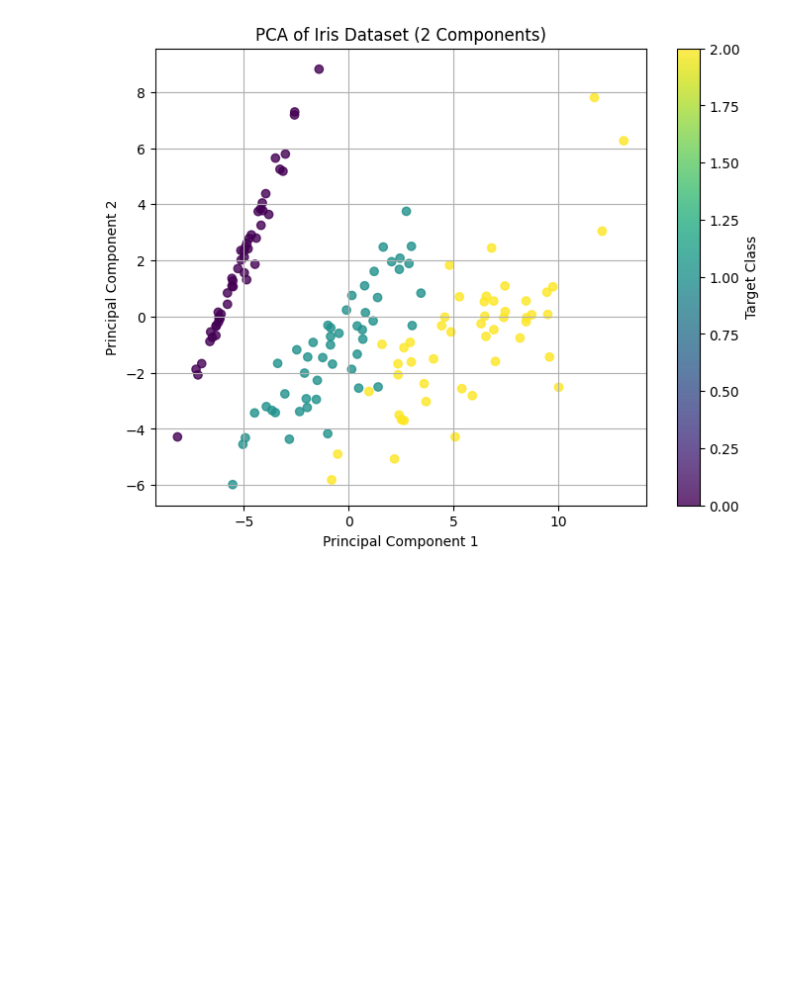
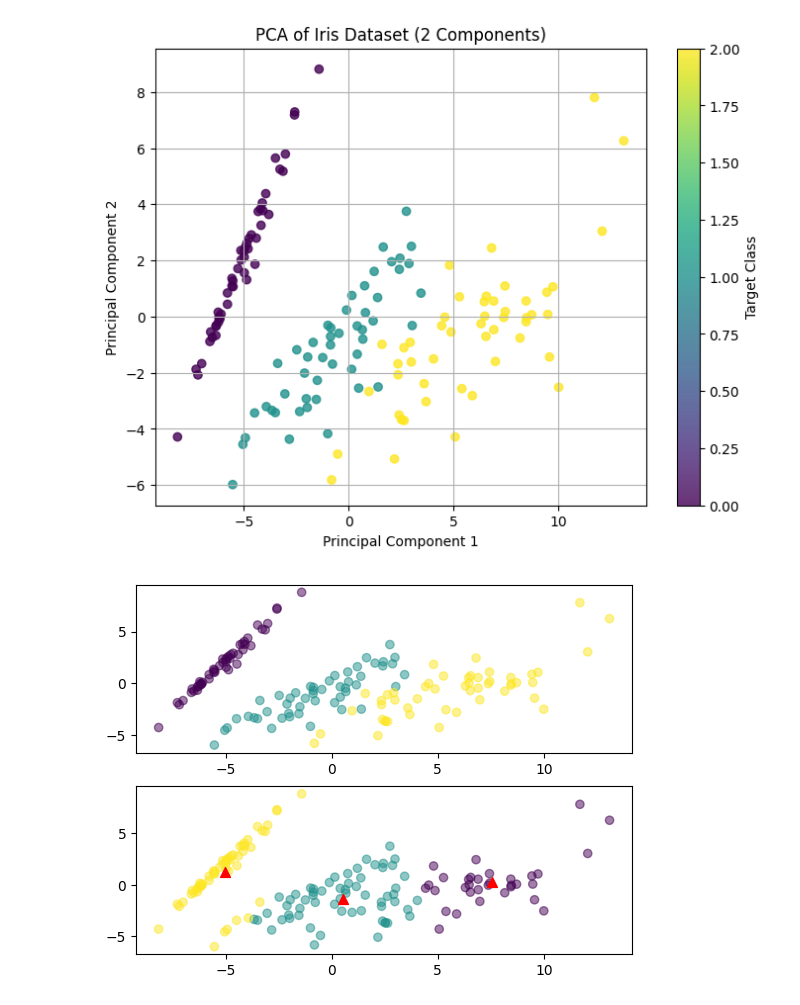
Before and after one commit to lishav123/MLS-track-notes-, a Jupyter notebook: Unsupervised_Learning_in_Python.ipynb, the cells around one changed output. Cells and saved outputs as stored; diff of their text form; code cells hidden in the pictures; blank space fills up the shorter version.

Commit message:
Tried some visualization

```diff
--- a/Unsupervised_Learning_in_Python.ipynb
+++ b/Unsupervised_Learning_in_Python.ipynb
@@ -107,3 +107,23 @@ plt.grid(True)
 plt.show()
 # %% [output]
 [figure]
+# %%
+model = KMeans(n_clusters=3)
+model.fit(X_pca)
+y_pred = model.predict(X_pca)
+
+import pandas as pd
+df = pd.DataFrame(X_pca, columns=['PC1', 'PC2'])
+df['cluster'] = y_pred
+df['target'] = y
+
+df
+
+fig, ax = plt.subplots(2)
+
+ax[0].scatter(X_pca[:, 0], X_pca[:, 1], c=y, alpha=0.5)
+ax[1].scatter(X_pca[:, 0], X_pca[:, 1], c=y_pred, alpha=0.5)
+ax[1].scatter(model.cluster_centers_[:, 0], model.cluster_centers_[:, 1], marker='^', s=50, c='red')
+plt.show()
+# %% [output]
+[figure, added]
```
